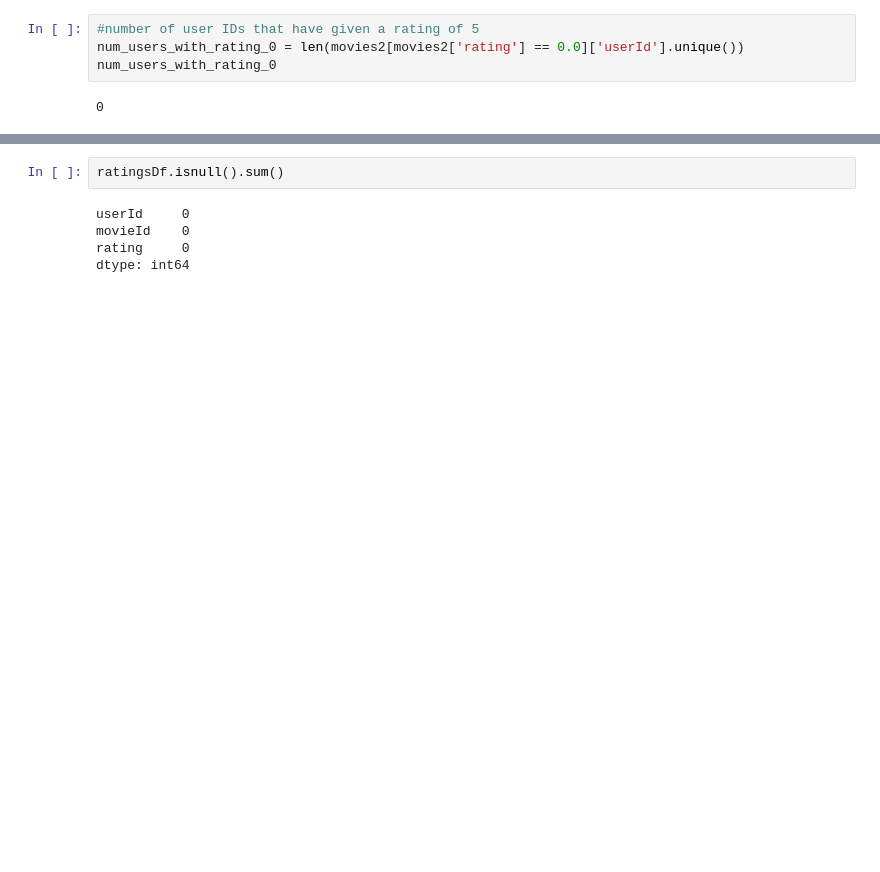
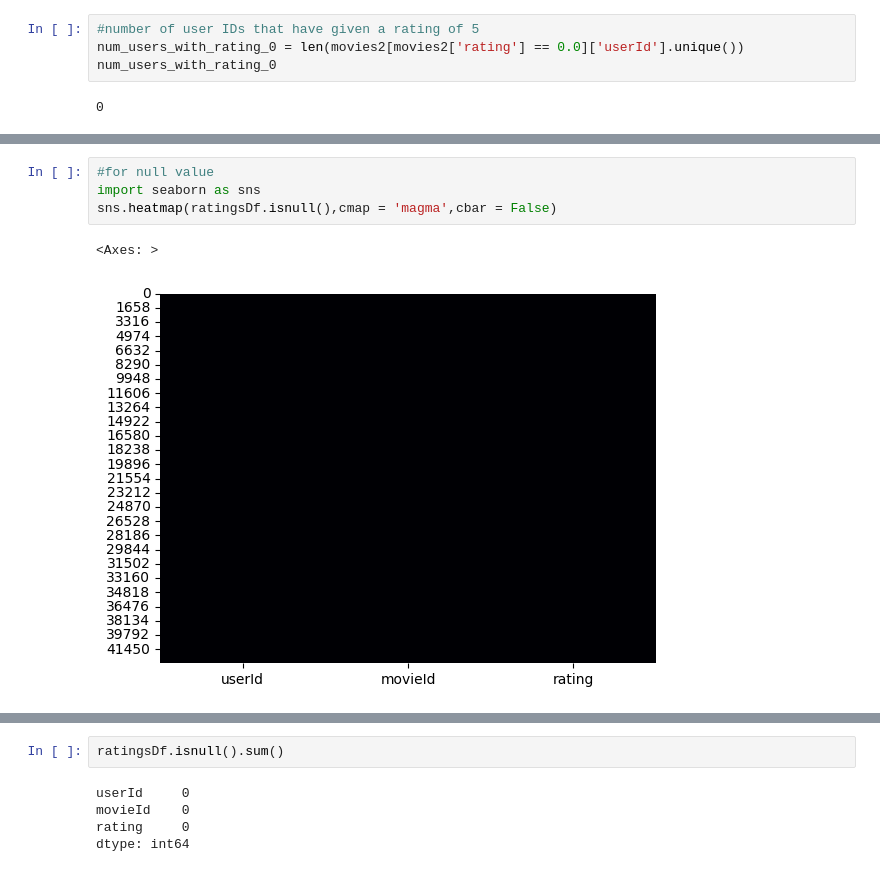
Before and after one commit to prinsikakadiya/CodeClause_movieRecommendationSystem, a Jupyter notebook: movie.ipynb, the cells around one changed output, grey strips where cells are left out. Saved outputs shown, nothing was run; the diff lists cells and outputs as text; blank space fills up the shorter version.

```diff
--- a/movie.ipynb
+++ b/movie.ipynb
@@ -97,0 +155,7 @@ plt.show()
+# %%
+#for null value
+import seaborn as sns
+sns.heatmap(ratingsDf.isnull(),cmap = 'magma',cbar = False)
+# %% [output]
+<Axes: >
+[figure, added]
```
Also changed, not shown: parts of 24 cells of this notebook.
